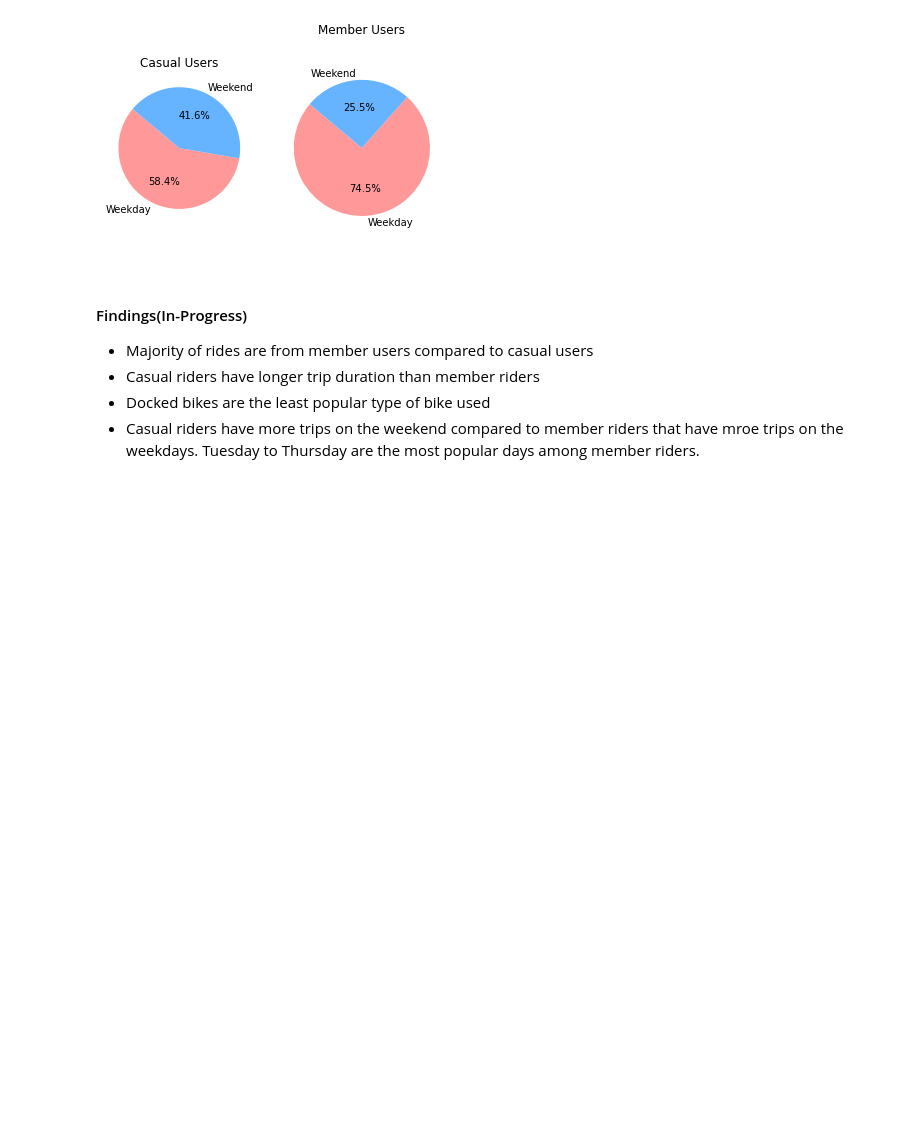
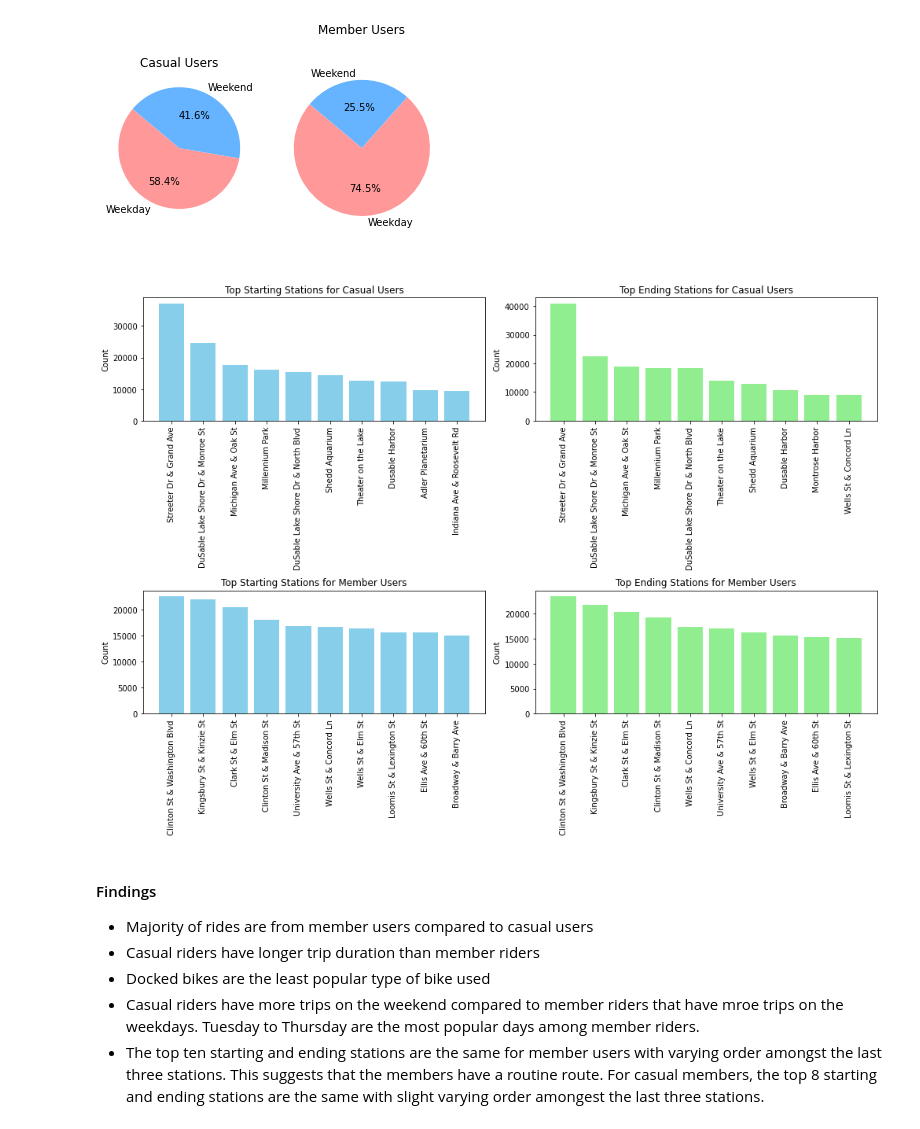
Before and after one commit to Rachana21/divvy_bike_share, a Jupyter notebook: main.ipynb, the cells around one changed output. Saved outputs shown, nothing was run; the diff lists cells and outputs as text; code cells hidden in the pictures; blank space fills up the shorter version.

Commit message:
Add final findings

```diff
--- a/main.ipynb
+++ b/main.ipynb
@@ -177,9 +183,55 @@ plt.axis('equal')
 plt.show()
 # %% [output]
 [figure]
+# %%
+# Separate data for casual and member users
+casual_df = df[df['member_casual'] == 'casual']
+member_df = df[df['member_casual'] == 'member']
+
+# Plotting for Casual users
+fig, axes = plt.subplots(2, 2, figsize=(14, 10))
+
+# Get top starting and ending stations for casual users
+casual_start_counts = casual_df['start_station_name'].value_counts().head(10)
+casual_end_counts = casual_df['end_station_name'].value_counts().head(10)
+
+# Plot top starting stations for casual users
+axes[0, 0].bar(casual_start_counts.index, casual_start_counts.values, color='skyblue')
+axes[0, 0].set_title('Top Starting Stations for Casual Users')
+axes[0, 0].set_ylabel('Count')
+axes[0, 0].tick_params(axis='x', rotation=90)
+
+# Plot top ending stations for casual users
+axes[0, 1].bar(casual_end_counts.index, casual_end_counts.values, color='lightgreen')
+axes[0, 1].set_title('Top Ending Stations for Casual Users')
+axes[0, 1].set_ylabel('Count')
+axes[0, 1].tick_params(axis='x', rotation=90)
+
+# Plotting for Member users
+# Get top starting and ending stations for member users
+member_start_counts = member_df['start_station_name'].value_counts().head(10)
+member_end_counts = member_df['end_station_name'].value_counts().head(10)
+
+# Plot top starting stations for member users
+axes[1, 0].bar(member_start_counts.index, member_start_counts.values, color='skyblue')
+axes[1, 0].set_title('Top Starting Stations for Member Users')
+axes[1, 0].set_ylabel('Count')
+axes[1, 0].tick_params(axis='x', rotation=90)
+
+# Plot top ending stations for member users
+axes[1, 1].bar(member_end_counts.index, member_end_counts.values, color='lightgreen')
+axes[1, 1].set_title('Top Ending Stations for Member Users')
+axes[1, 1].set_ylabel('Count')
+axes[1, 1].tick_params(axis='x', rotation=90)
+
+plt.tight_layout() # Adjust spacing between subplots
+plt.show()
+# %% [output]
+[figure, added]
 # %% [markdown]
-#### Findings(In-Progress)
+#### Findings
 - Majority of rides are from member users compared to casual users
 - Casual riders have longer trip duration than member riders
 - Docked bikes are the least popular type of bike used
 - Casual riders have more trips on the weekend compared to member riders that have mroe trips on the weekdays. Tuesday to Thursday are the most popular days among member riders.
+- The top ten starting and ending stations are the same for member users with varying order amongst the last three stations. This suggests that the members have a routine route. For casual members, the top 8 starting and ending stations are the same with slight varying order amongest the last three stations.
```
Also changed, not shown: parts of 2 cells of this notebook.
